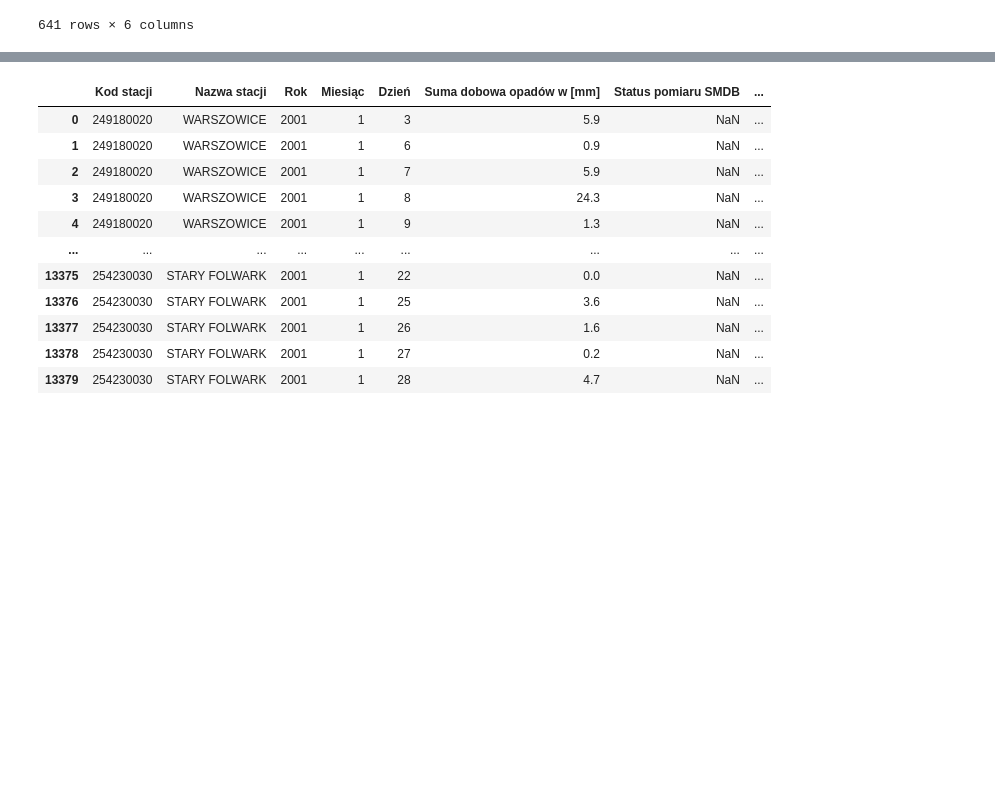
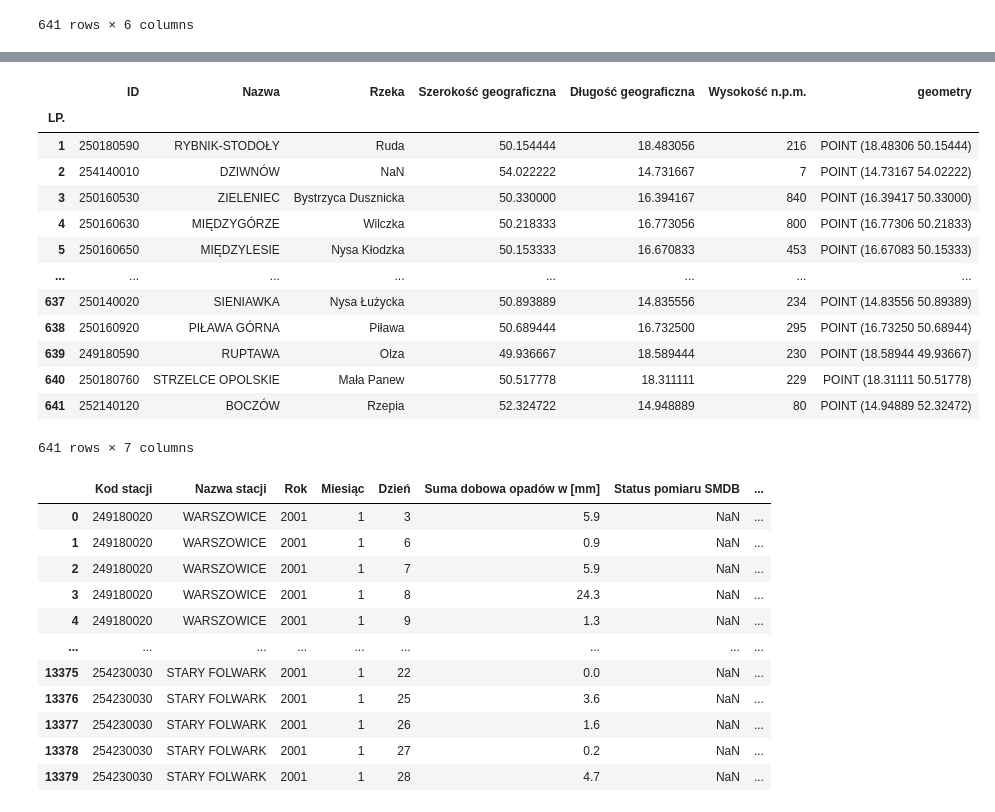
Before and after one commit to adis92202/precipitation_analysis, a Jupyter notebook: notebooks/data_ingestion.ipynb, the cells around one changed output, grey strips where cells are left out. Cells and saved outputs as stored; diff of their text form; code cells hidden in the pictures; blank space fills up the shorter version.

Commit message:
Finished task, but need to rethink merging locations with precip data

```diff
--- a/notebooks/data_ingestion.ipynb
+++ b/notebooks/data_ingestion.ipynb
@@ -36,3 +33,21 @@ stations
 | 640 | 250180760 | STRZELCE OPOLSKIE | Mała Panew | 50 31 04 | 18 18 40 | 229 |
 | 641 | 252140120 | BOCZÓW | Rzepia | 52 19 29 | 14 56 56 | 80 |
 641 rows × 6 columns
+# %%
+# Fixing wrong columns
+# "Rzeka" column index
+rzeka_index = stations.columns.get_loc("Rzeka")
+
+
+# Moving columns from "Rzeka" one position right if value in "Rzeka" starts with a digit
+def move_right(row):
+    if str(row["Rzeka"])[0].isdigit():
+        for i in range(len(row) - 1, rzeka_index, -1):
+            row.iloc[i] = row.iloc[i - 1]
+        row.iloc[rzeka_index] = None
+    return row
+
+
+stations = stations.apply(move_right, axis=1)
+stations
+# stations.to_csv('zmodyfikowany_plik.csv', sep=';', index=True) # to check if everything is ok
@@ -39,3 +69,42 @@ stations
+# %%
+# Converting long, lat to geometry
+# Function to convert dms to dd
+def dms_to_dd(coord):
+    degrees, minutes, seconds = coord.split()
+    dd = float(degrees) + float(minutes) / 60 + float(seconds) / (60 * 60)
+    return dd
+
+
+stations["Długość geograficzna"] = stations["Długość geograficzna"].apply(dms_to_dd)
+stations["Szerokość geograficzna"] = stations["Szerokość geograficzna"].apply(dms_to_dd)
+
+# Creating column with Point geometry
+geometry = [
+    Point(lon, lat)
+    for lon, lat in zip(
+        stations["Długość geograficzna"], stations["Szerokość geograficzna"]
+    )
+]
+
+# Creating GeoDataFrame
+stations_gdf = gpd.GeoDataFrame(stations, geometry=geometry, crs="EPSG:4326")
+
+stations_gdf
+# %% [output]
+|  | ID | Nazwa | Rzeka | Szerokość geograficzna | Długość geograficzna | Wysokość n.p.m. | geometry |
+| LP. |  |  |  |  |  |  |  |
+| 1 | 250180590 | RYBNIK-STODOŁY | Ruda | 50.154444 | 18.483056 | 216 | POINT (18.48306 50.15444) |
+| 2 | 254140010 | DZIWNÓW | NaN | 54.022222 | 14.731667 | 7 | POINT (14.73167 54.02222) |
+| 3 | 250160530 | ZIELENIEC | Bystrzyca Dusznicka | 50.330000 | 16.394167 | 840 | POINT (16.39417 50.33000) |
+| 4 | 250160630 | MIĘDZYGÓRZE | Wilczka | 50.218333 | 16.773056 | 800 | POINT (16.77306 50.21833) |
+| 5 | 250160650 | MIĘDZYLESIE | Nysa Kłodzka | 50.153333 | 16.670833 | 453 | POINT (16.67083 50.15333) |
+| ... | ... | ... | ... | ... | ... | ... | ... |
+| 637 | 250140020 | SIENIAWKA | Nysa Łużycka | 50.893889 | 14.835556 | 234 | POINT (14.83556 50.89389) |
+| 638 | 250160920 | PIŁAWA GÓRNA | Piława | 50.689444 | 16.732500 | 295 | POINT (16.73250 50.68944) |
+| 639 | 249180590 | RUPTAWA | Olza | 49.936667 | 18.589444 | 230 | POINT (18.58944 49.93667) |
+| 640 | 250180760 | STRZELCE OPOLSKIE | Mała Panew | 50.517778 | 18.311111 | 229 | POINT (18.31111 50.51778) |
+| 641 | 252140120 | BOCZÓW | Rzepia | 52.324722 | 14.948889 | 80 | POINT (14.94889 52.32472) |
+641 rows × 7 columns
 # %%
 columns = [
     "Kod stacji",
```
Also changed, not shown: parts of 7 cells of this notebook.
